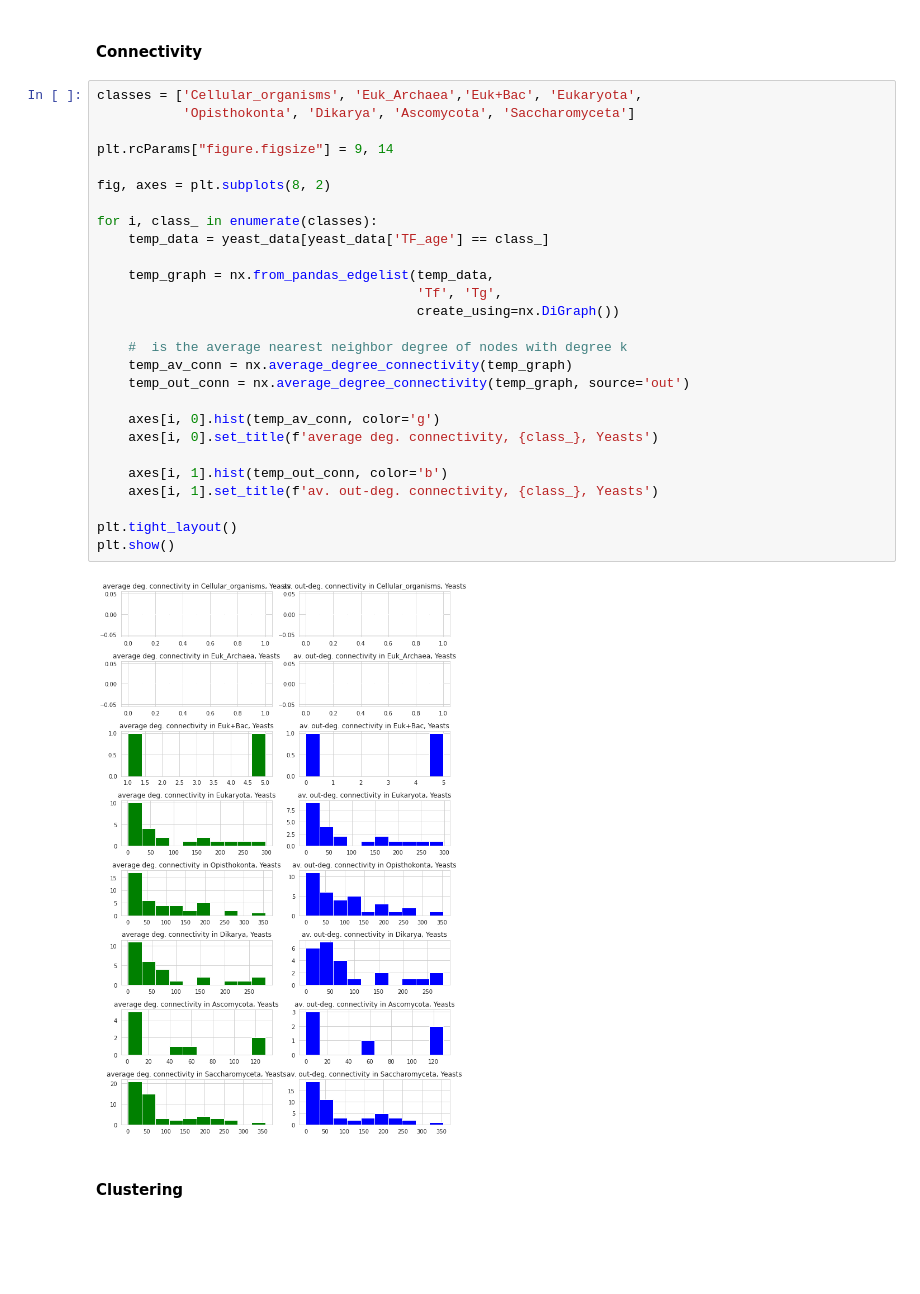
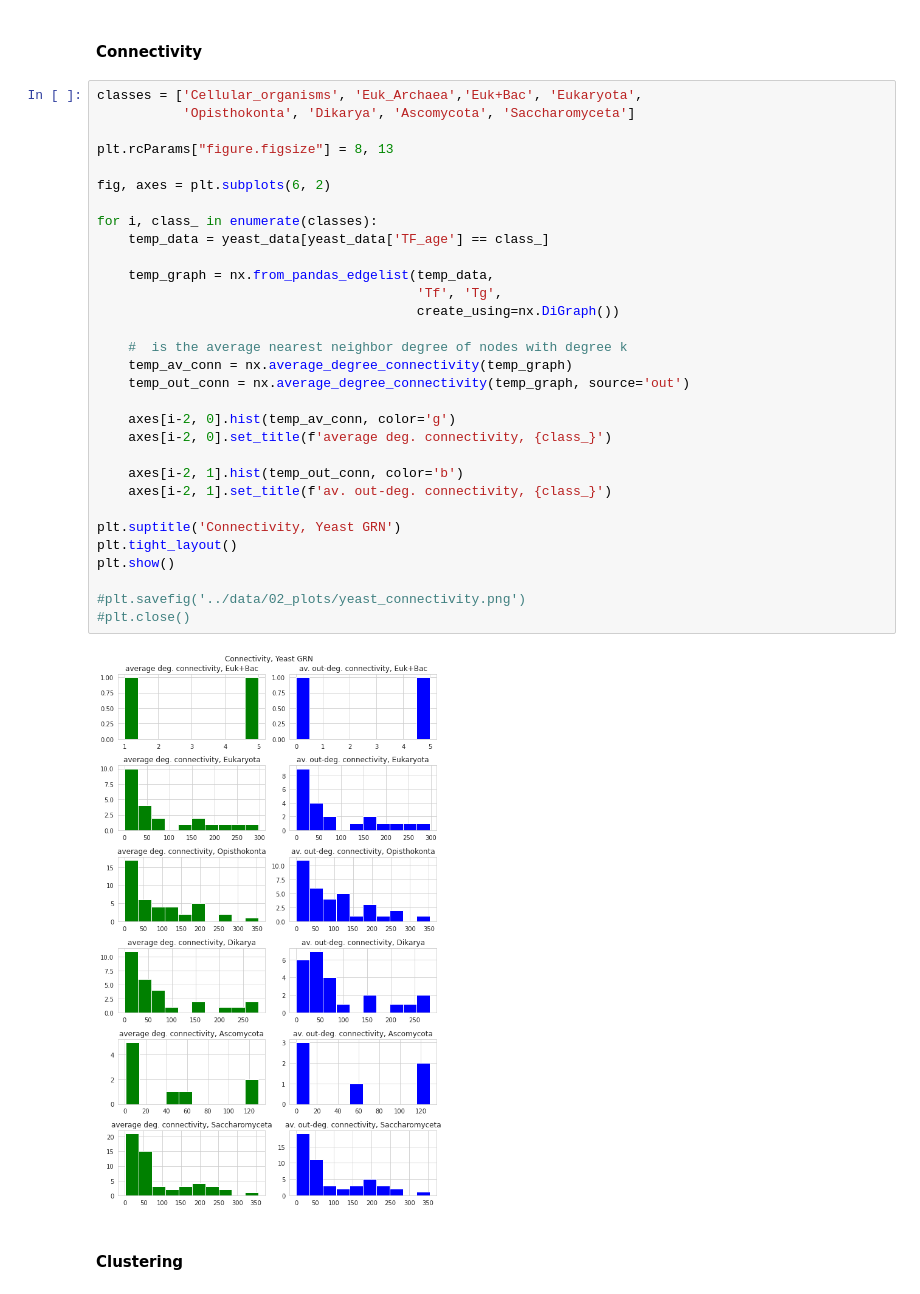
Before and after one commit to Freddsle/age_patterns, a Jupyter notebook: code/02_Liebeskind_age_classes.ipynb, the cells around one changed output. Drawn from its saved outputs; the diff is of its cells as text; blank space fills up the shorter version.

```diff
--- a/code/02_Liebeskind_age_classes.ipynb
+++ b/code/02_Liebeskind_age_classes.ipynb
@@ -225,32 +241,36 @@ plt.close()
 # %%
 classes = ['Cellular_organisms', 'Euk_Archaea','Euk+Bac', 'Eukaryota',
            'Opisthokonta', 'Dikarya', 'Ascomycota', 'Saccharomyceta']
 
-plt.rcParams["figure.figsize"] = 9, 14
+plt.rcParams["figure.figsize"] = 8, 13
 
-fig, axes = plt.subplots(8, 2)
+fig, axes = plt.subplots(6, 2)
 
 for i, class_ in enumerate(classes):
     temp_data = yeast_data[yeast_data['TF_age'] == class_]
 
     temp_graph = nx.from_pandas_edgelist(temp_data,
                                          'Tf', 'Tg',
                                          create_using=nx.DiGraph())
 
     #  is the average nearest neighbor degree of nodes with degree k
     temp_av_conn = nx.average_degree_connectivity(temp_graph)
     temp_out_conn = nx.average_degree_connectivity(temp_graph, source='out')
 
-    axes[i, 0].hist(temp_av_conn, color='g')
-    axes[i, 0].set_title(f'average deg. connectivity, {class_}, Yeasts')
+    axes[i-2, 0].hist(temp_av_conn, color='g')
+    axes[i-2, 0].set_title(f'average deg. connectivity, {class_}')
 
-    axes[i, 1].hist(temp_out_conn, color='b')
-    axes[i, 1].set_title(f'av. out-deg. connectivity, {class_}, Yeasts')
+    axes[i-2, 1].hist(temp_out_conn, color='b')
+    axes[i-2, 1].set_title(f'av. out-deg. connectivity, {class_}')
 
+plt.suptitle('Сonnectivity, Yeast GRN')
 plt.tight_layout()
 plt.show()
+
+#plt.savefig('../data/02_plots/yeast_connectivity.png')
+#plt.close()
 # %% [output]
-[figure, old version]
+[figure, new version]
 # %% [markdown]
 #### Clustering
 # %%
```
Also changed, not shown: parts of 168 cells of this notebook, 39 other files.
